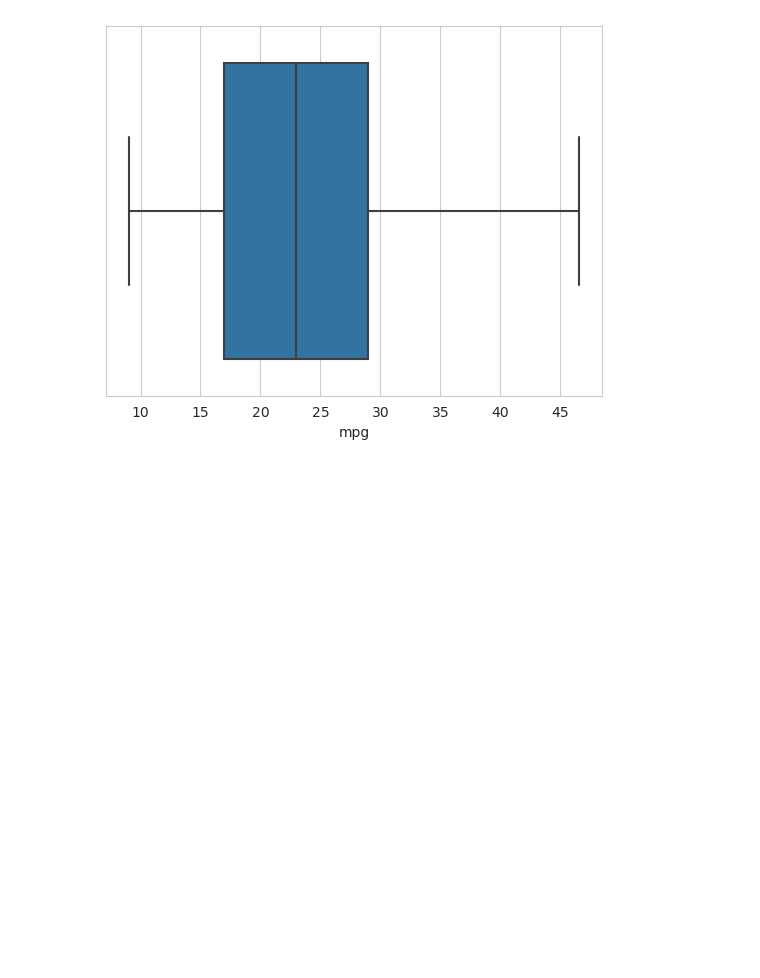
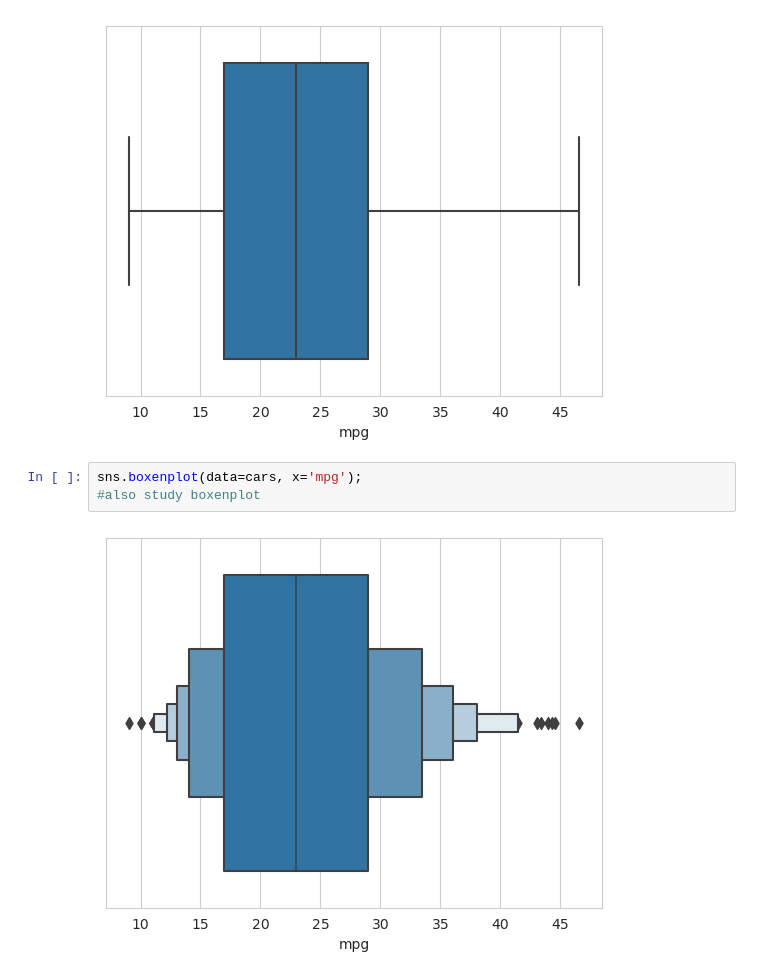
Before and after one commit to sarblohw/py_vizardry_2, a Jupyter notebook: sns_box.ipynb, the cells around one changed output. Cells and saved outputs as stored; diff of their text form; blank space fills up the shorter version.

```diff
--- a/sns_box.ipynb
+++ b/sns_box.ipynb
@@ -40,3 +40,8 @@ cars = cars.loc[cars['cylinders'].isin([4,6,8])]
 sns.boxplot(data=cars, x='mpg');
 # %% [output]
 [figure]
+# %%
+sns.boxenplot(data=cars, x='mpg');
+#also study boxenplot
+# %% [output]
+[figure, added]
```
Also changed, not shown: parts of 5 cells of this notebook.
